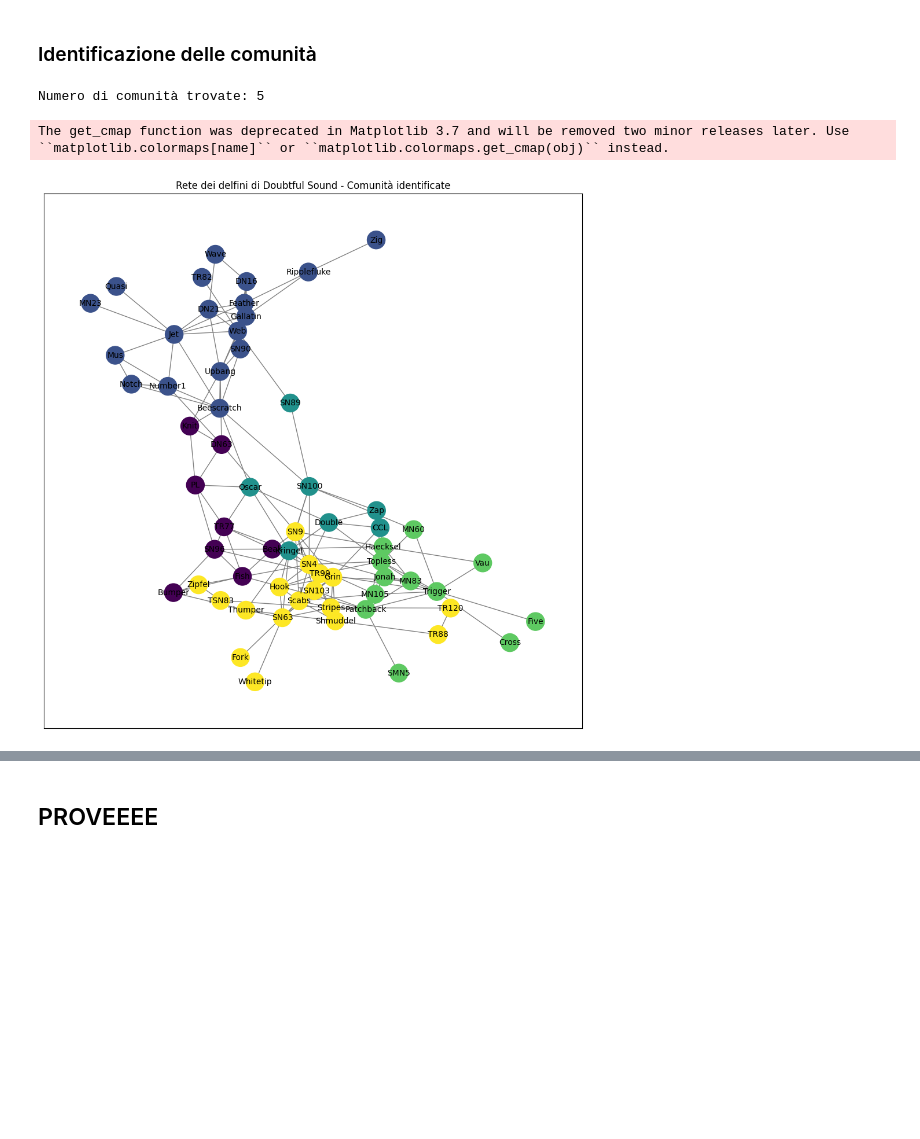
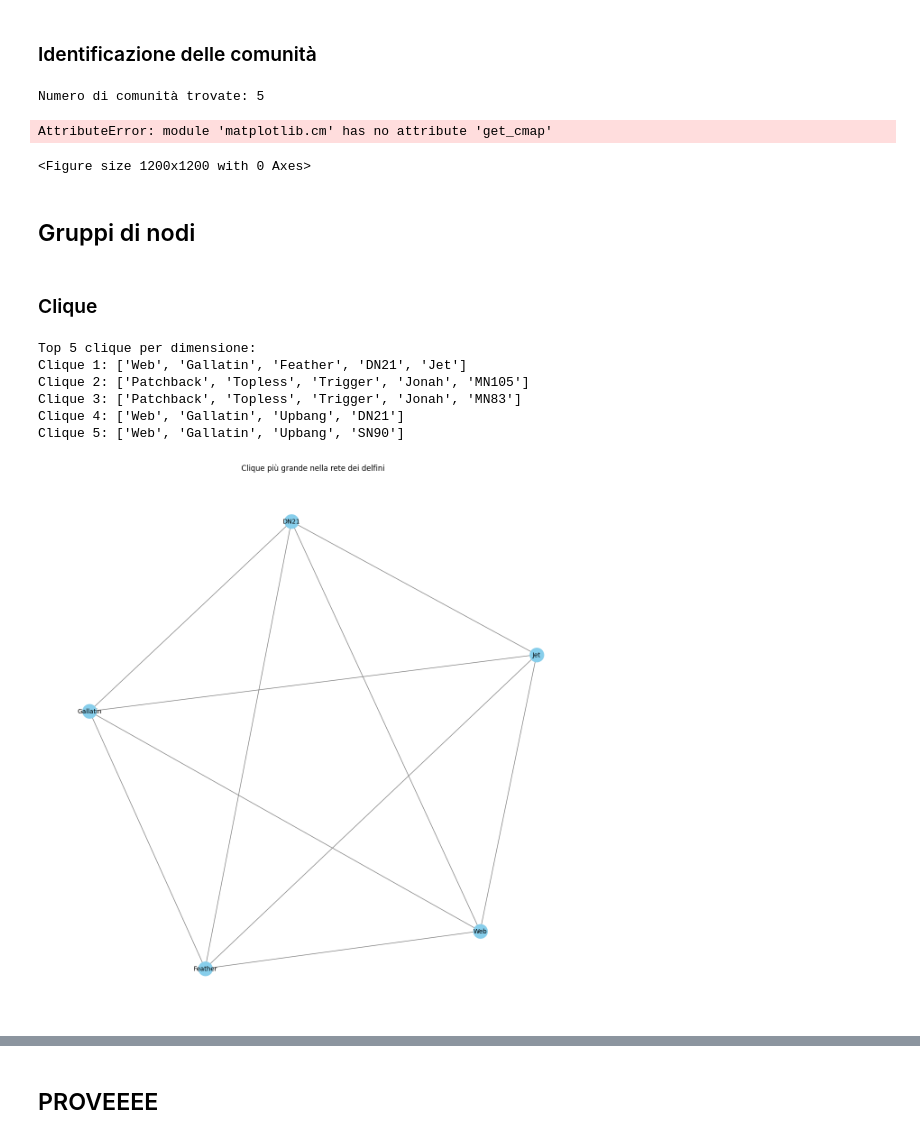
Before and after one commit to martinadaghia/Project_SNA, a Jupyter notebook: script.ipynb, the cells around one changed output, grey strips where cells are left out. Cells and saved outputs as stored; diff of their text form; code cells hidden in the pictures; blank space fills up the shorter version.

Commit message:
clique, core and components

```diff
--- a/script.ipynb
+++ b/script.ipynb
@@ -250,17 +270,70 @@ Coefficiente di clustering: 0.2590
 # %%
 # Trovare le comunità usando l'algoritmo Louvain
 partition = community_louvain.best_partition(G)
+
+# Stampare i valori delle partizioni (ad ogni delfino viene assegnato un valore)
+#print("Valori delle partizioni:")
+#print(partition)
+
 print("Numero di comunità trovate:", len(set(partition.values())))
+
+
+# Aggiungere l'informazione delle comunità ai nodi
+nx.set_node_attributes(G, partition, 'community')
+
+# Lista dei colori delle comunità
+community_colors = ['blue', 'green', 'red', 'purple', 'orange']
+
+# Trovare il numero di comunità
+num_communities = len(set(partition.values()))
 
 # Disegnare la rete con colori diversi per ciascuna comunità
 plt.figure(figsize=(12, 12))
-cmap = plt.cm.get_cmap('viridis', max(partition.values()) + 1)
-nx.draw_networkx_nodes(G, pos, node_color=list(partition.values()), cmap=cmap, node_size=500)
+pos = nx.spring_layout(G, seed=42)  # Imposta il seed per riproducibilità della disposizione
+
+# Creare una lista di colori per i nodi in base alle comunità
+node_colors = [community_colors[partition[node]] for node in G.nodes()]
+
+# Disegnare i nodi e gli archi
+nx.draw_networkx_nodes(G, pos, node_color=node_colors, cmap=plt.cm.get_cmap('viridis', num_communities), node_size=500)
 nx.draw_networkx_edges(G, pos, edge_color='gray')
-nx.draw_networkx_labels(G, pos, font_size=10, font_color='black')
-plt.title('Rete dei delfini di Doubtful Sound - Comunità identificate')
+nx.draw_networkx_labels(G, pos, font_size=10, font_color="black")
+plt.title("Rete dei delfini di Doubtful Sound - Comunità identificate")
 plt.show()
 # %% [output]
 Numero di comunità trovate: 5
-The get_cmap function was deprecated in Matplotlib 3.7 and will be removed two minor releases later. Use ``matplotlib.colormaps[name]`` or ``matplotlib.colormaps.get_cmap(obj)`` instead.
+AttributeError: module 'matplotlib.cm' has no attribute 'get_cmap'
-[figure, removed]
+<Figure size 1200x1200 with 0 Axes>
+# %% [markdown]
+## Gruppi di nodi
+# %% [markdown]
+### Clique
+# %%
+# Trovare tutte le clique massimali nella rete
+cliques = list(nx.find_cliques(G))
+
+# Ordinare le clique per dimensione (numero di nodi)
+sorted_cliques = sorted(cliques, key=len, reverse=True)
+
+# Stampare le prime 5 clique per dimensione
+print("Top 5 clique per dimensione:")
+for i, clique in enumerate(sorted_cliques[:5]):
+    print(f"Clique {i+1}: {clique}")
+
+# Visualizzare la clique più grande
+largest_clique = sorted_cliques[0]
+
+plt.figure(figsize=(12, 12))
+subgraph = G.subgraph(largest_clique)
+pos = nx.spring_layout(subgraph)  # Calcolo delle posizioni per una visualizzazione migliore
+nx.draw(subgraph, pos, with_labels=True, node_size=500, node_color="skyblue", edge_color="gray", font_size=10, font_color="black")
+plt.title("Clique più grande nella rete dei delfini")
+plt.show()
+# %% [output]
+Top 5 clique per dimensione:
+Clique 1: ['Web', 'Gallatin', 'Feather', 'DN21', 'Jet']
+Clique 2: ['Patchback', 'Topless', 'Trigger', 'Jonah', 'MN105']
+Clique 3: ['Patchback', 'Topless', 'Trigger', 'Jonah', 'MN83']
+Clique 4: ['Web', 'Gallatin', 'Upbang', 'DN21']
+Clique 5: ['Web', 'Gallatin', 'Upbang', 'SN90']
+[figure, added]
```
Also changed, not shown: parts of 14 cells of this notebook.
